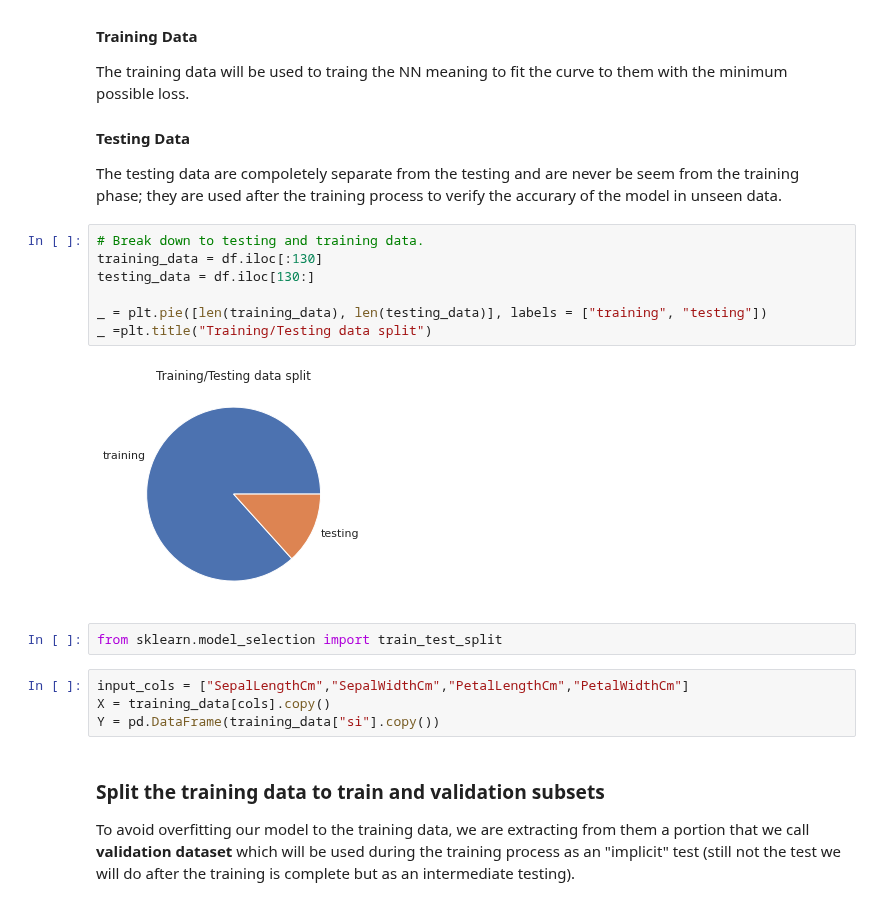
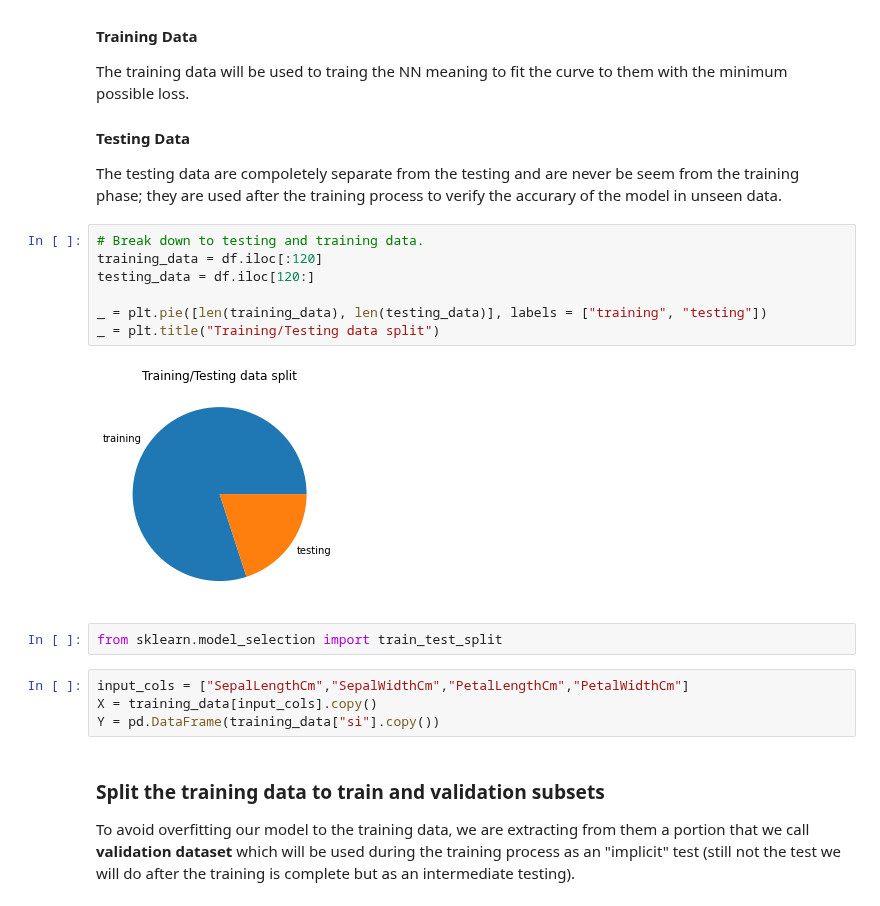
Before and after one commit to codingismycraft/ML_Introduction, a Jupyter notebook: notebooks/01-04-nn-iris.ipynb, the cells around one changed output. Cells and saved outputs as stored; diff of their text form.

```diff
--- a/notebooks/01-04-nn-iris.ipynb
+++ b/notebooks/01-04-nn-iris.ipynb
@@ -108,18 +109,18 @@ the training process to verify the accurary of the model in
 unseen data.
 # %%
 # Break down to testing and training data.
-training_data = df.iloc[:130]
-testing_data = df.iloc[130:]
+training_data = df.iloc[:120]
+testing_data = df.iloc[120:]
 
 _ = plt.pie([len(training_data), len(testing_data)], labels = ["training", "testing"])
-_ =plt.title("Training/Testing data split")
+_ = plt.title("Training/Testing data split")
 # %% [output]
-[figure, old version]
+[figure, new version]
 # %%
 from sklearn.model_selection import train_test_split
 # %%
 input_cols = ["SepalLengthCm","SepalWidthCm","PetalLengthCm","PetalWidthCm"]
-X = training_data[cols].copy()
+X = training_data[input_cols].copy()
 Y = pd.DataFrame(training_data["si"].copy())
 # %% [markdown]
 ### Split the training data to train and validation subsets
```
Also changed, not shown: parts of 14 cells of this notebook, 2 other files.
